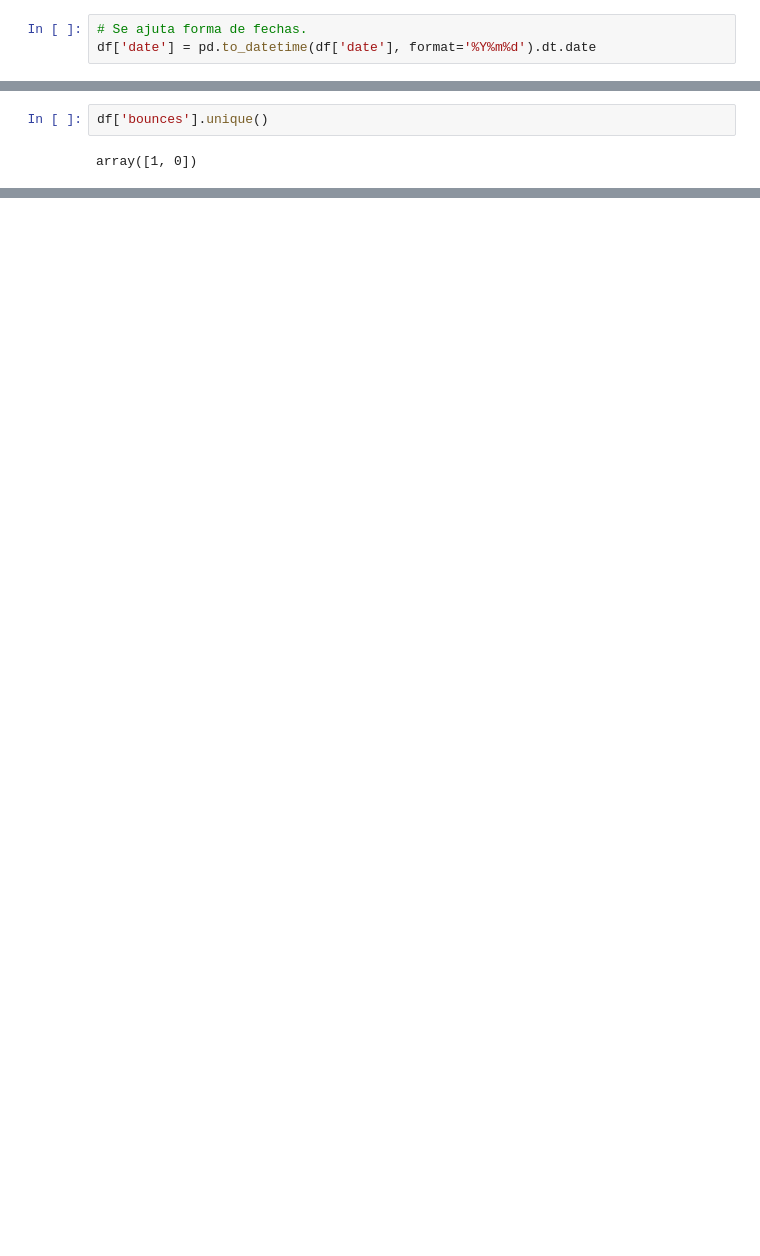
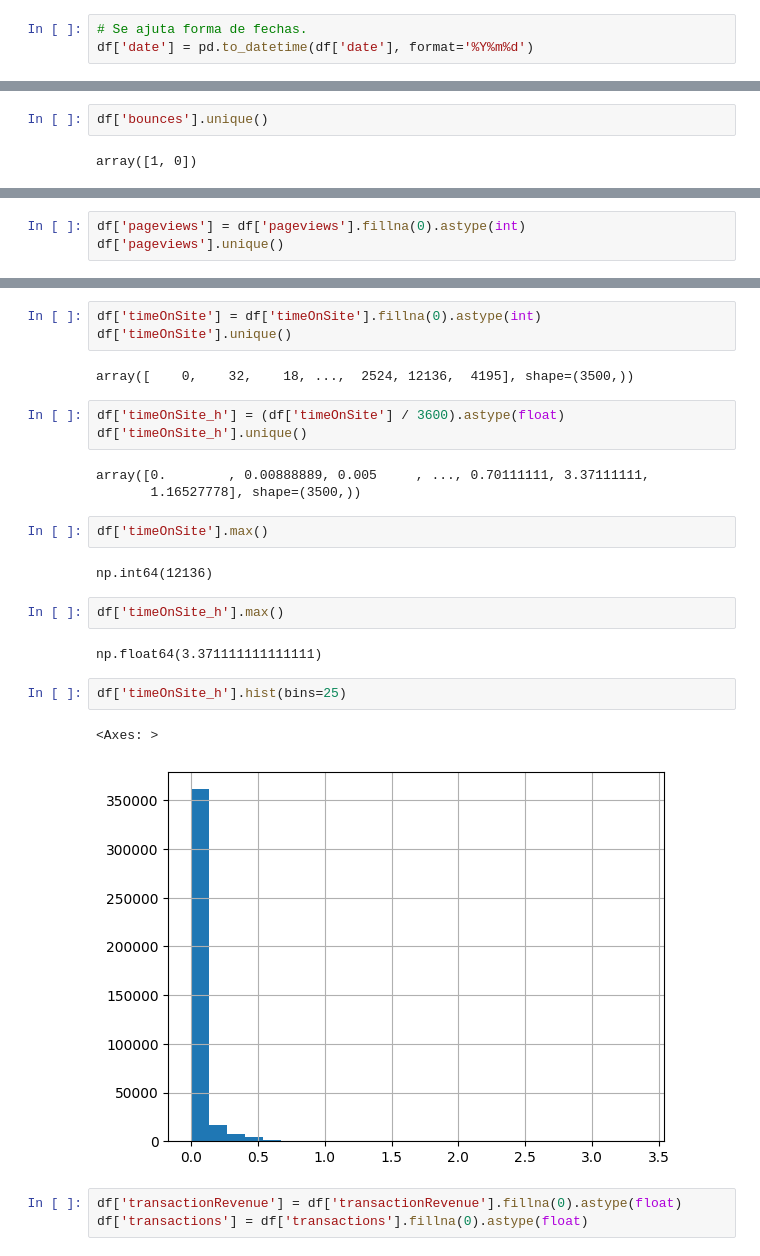
Before and after one commit to DavidGuzzi/Python-Projects, a Jupyter notebook: monks.ipynb, the cells around one changed output, grey strips where cells are left out. Drawn from its saved outputs; the diff is of its cells as text; blank space fills up the shorter version.

```diff
--- a/monks.ipynb
+++ b/monks.ipynb
@@ -40,7 +40,7 @@ df[df.duplicated()]
 |  | fullVisitorID | visitNumber | date | bounces | hits | pageviews | timeOnSite | transactionRevenue | ... |
 # %%
 # Se ajuta forma de fechas.
-df['date'] = pd.to_datetime(df['date'], format='%Y%m%d').dt.date
+df['date'] = pd.to_datetime(df['date'], format='%Y%m%d')
 # %%
 # Se determina rango de tiempo contemplado.
 date = df['date']
@@ -142,0 +162,3 @@ array([1, 0])
+# %%
+df['pageviews'] = df['pageviews'].fillna(0).astype(int)
+df['pageviews'].unique()
@@ -142,0 +198,27 @@ array([1, 0])
+# %%
+df['timeOnSite'] = df['timeOnSite'].fillna(0).astype(int)
+df['timeOnSite'].unique()
+# %% [output]
+array([    0,    32,    18, ...,  2524, 12136,  4195], shape=(3500,))
+# %%
+df['timeOnSite_h'] = (df['timeOnSite'] / 3600).astype(float)
+df['timeOnSite_h'].unique()
+# %% [output]
+array([0.        , 0.00888889, 0.005     , ..., 0.70111111, 3.37111111,
+       1.16527778], shape=(3500,))
+# %%
+df['timeOnSite'].max()
+# %% [output]
+np.int64(12136)
+# %%
+df['timeOnSite_h'].max()
+# %% [output]
+np.float64(3.371111111111111)
+# %%
+df['timeOnSite_h'].hist(bins=25)
+# %% [output]
+<Axes: >
+[figure, added]
+# %%
+df['transactionRevenue'] = df['transactionRevenue'].fillna(0).astype(float)
+df['transactions'] = df['transactions'].fillna(0).astype(float)
```
Also changed, not shown: parts of 32 cells of this notebook.
